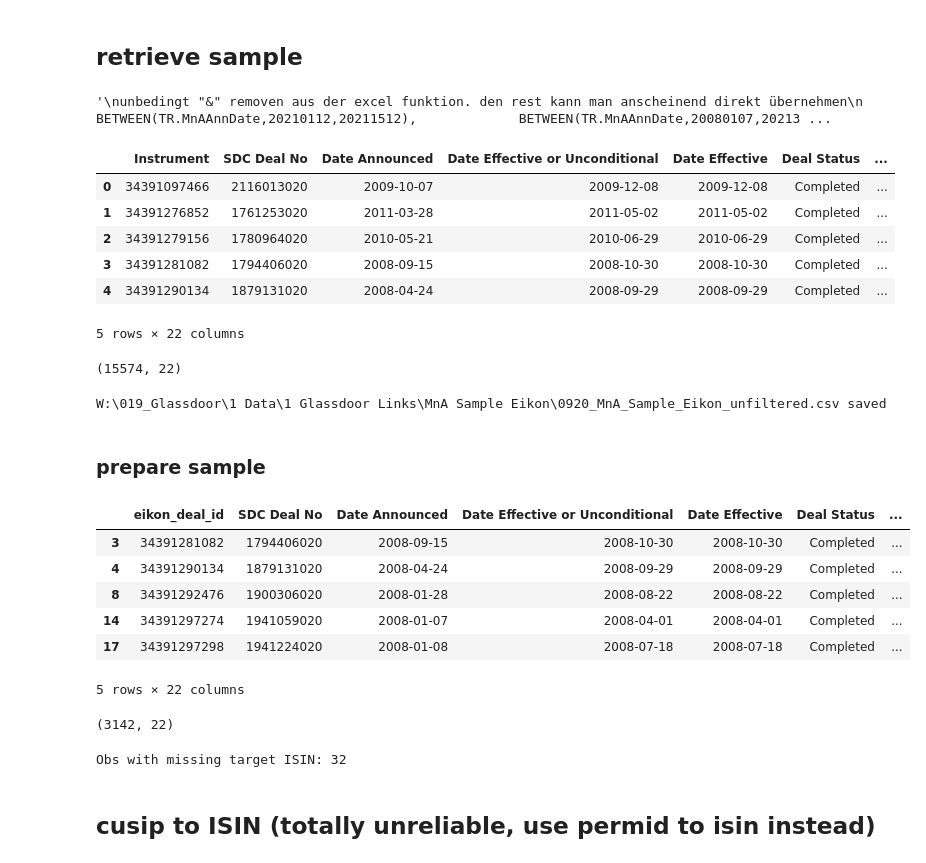
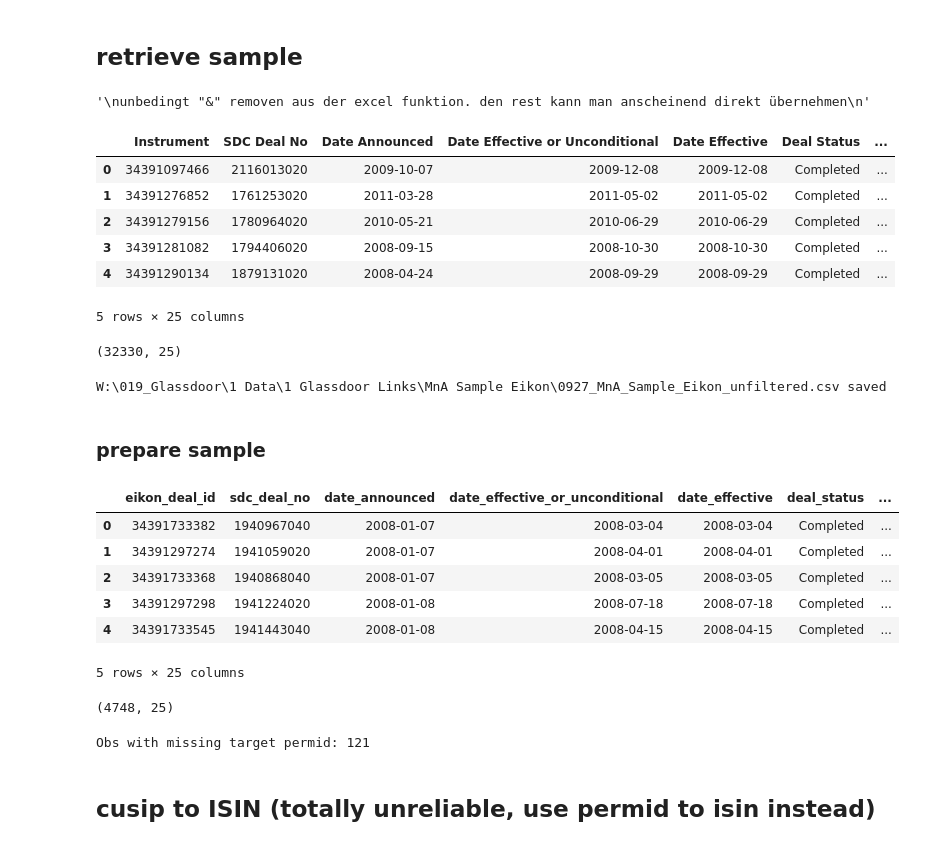
Before and after one commit to hannez11/Glassdoor-Project, a Jupyter notebook: Eikon/MA Sample.ipynb, the cells around one changed output. Cells and saved outputs as stored; diff of their text form; code cells hidden in the pictures.

Commit message:
eikon_beta_sample

```diff
--- a/Eikon/MA Sample.ipynb
+++ b/Eikon/MA Sample.ipynb
@@ -41,70 +41,92 @@ firms = 'SCREEN(U(IN(DEALS)),' + ' \
             TR.MnAPctOfSharesHeld6MonthsPrior<50, \
             TR.MnAPctOfSharesOwnedPostMerger>50, \
             IN(TR.MnAAcquirorPublicStatus,"P", "S"), \
-            IN(TR.MnATargetPublicStatus,"P", "S"), \
+            IN(TR.MnATargetPublicStatus,"P", "V", "S"), \
             CURN=USD) \
             '
 
-fields = ['TR.MnASDCDealNumber,TR.MnAAnnDate,TR.MnADateUnconditional,TR.MnAEffectiveDate,TR.MnAStatus,TR.MnATarget,TR.MnATargetPermId,TR.MnATargetSDCCusip,TR.MnATargetNation,TR.MnATargetPublicStatus,TR.MnATargetTotalAssetsLTM,TR.MnAAcquiror,TR.MnAAcquirorPermId,TR.MnAAcquirorSDCCusip,TR.MnAAcquirorSEDOL,TR.MnAAcquirorNation,TR.MnAAcquirorPublicStatus,TR.MnAAcquirorTotalAssetsLTM, TR.MnADealValue(Curn=USD,Scale=6),TR.MnAPctOfSharesHeld6MonthsPrior,TR.MnAPctOfSharesOwnedPostMerger'] #can be placed in just one string
+fields = [
+    'TR.MnASDCDealNumber,TR.MnAAnnDate,TR.MnADateUnconditional,TR.MnAEffectiveDate,TR.MnAStatus,TR.MnATarget,TR.MnATargetPermId,TR.MnATargetSDCCusip,TR.MnATargetNation,TR.MnATargetPublicStatus,TR.MnATargetTotalAssetsLTM,TR.MnATargetNetIncomeLTM,TR.MnATargetFinancialDate,TR.MnAAcquiror,TR.MnAAcquirorPermId,TR.MnAAcquirorSDCCusip,TR.MnAAcquirorNation,TR.MnAAcquirorPublicStatus,TR.MnAAcquirorTotalAssetsLTM,TR.MnAAcquirorNetIncomeLTM,TR.MnAAcquirorFinancialDate,TR.MnADealValue,TR.MnAPctOfSharesHeld6MonthsPrior,TR.MnAPctOfSharesOwnedPostMerger'
+    ] #can be placed in just one string
 
-df_ma, err = ek.get_data(firms, fields)
+params = {'Scale': 0, 'Curn': 'USD'} # set scale to 6 for mio values
 
-df_ma.head()
-df_ma.shape
+
+df_unfiltered, err = ek.get_data(firms, fields, params)
+
+df_unfiltered.head()
+df_unfiltered.shape
 # %% [output]
-'\nunbedingt "&" removen aus der excel funktion. den rest kann man anscheinend direkt übernehmen\n            BETWEEN(TR.MnAAnnDate,20210112,20211512),             BETWEEN(TR.MnAAnnDate,20080107,20213 ...
+'\nunbedingt "&" removen aus der excel funktion. den rest kann man anscheinend direkt übernehmen\n'
 |  | Instrument | SDC Deal No | Date Announced | Date Effective or Unconditional | Date Effective | Deal Status | ... |
 | 0 | 34391097466 | 2116013020 | 2009-10-07 | 2009-12-08 | 2009-12-08 | Completed | ... |
 | 1 | 34391276852 | 1761253020 | 2011-03-28 | 2011-05-02 | 2011-05-02 | Completed | ... |
 | 2 | 34391279156 | 1780964020 | 2010-05-21 | 2010-06-29 | 2010-06-29 | Completed | ... |
 | 3 | 34391281082 | 1794406020 | 2008-09-15 | 2008-10-30 | 2008-10-30 | Completed | ... |
 | 4 | 34391290134 | 1879131020 | 2008-04-24 | 2008-09-29 | 2008-09-29 | Completed | ... |
-5 rows × 22 columns
+5 rows × 25 columns
-(15574, 22)
+(32330, 25)
 # %%
 ## save file with dynamic file name
 dir = Path("W:/019_Glassdoor/1 Data/1 Glassdoor Links/MnA Sample Eikon")
 path_with_time = Path.joinpath(dir, f'{time.strftime("%m%d")}_MnA_Sample_Eikon_unfiltered.csv')
 
-df_ma.to_csv(path_with_time, sep=";", decimal=",", float_format='%.2f', index=False) #german decimal
+df_unfiltered.to_csv(path_with_time, sep=";", decimal=",", float_format='%.2f', index=False) #german decimal
 
 print(f"{path_with_time} saved")
 # %% [output]
-W:\019_Glassdoor\1 Data\1 Glassdoor Links\MnA Sample Eikon\0920_MnA_Sample_Eikon_unfiltered.csv saved
+W:\019_Glassdoor\1 Data\1 Glassdoor Links\MnA Sample Eikon\0927_MnA_Sample_Eikon_unfiltered.csv saved
 # %% [markdown]
 ### prepare sample
 # %%
-df = df_ma.copy()
+df = df_unfiltered.copy()
 
-df = df.rename(columns={"Instrument": "eikon_deal_id", "Total Assets Last 12 Months": "Target Total Assets Last 12 Months"}) #rename
-df['Date Announced'] = pd.to_datetime(df['Date Announced']) #convert date strings to date objects
+# replace whitespaces in column names with underscore & make all column names lowercase
+df.columns = df.columns.str.replace(' ', '_').str.lower()
+
+# rename columns
+df = df.rename(columns={"instrument": "eikon_deal_id", "total_assets_last_12_months": "target_total_assets_last_12_months", "date_of_target_financials": "target_date_of_financials", "date_of_acquiror_financials": "acquiror_date_of_financials"})
+
+# convert date strings to date objects
+for date_column in [col for col in df.columns if 'date' in col]:
+    df[date_column] = pd.to_datetime(df[date_column])
+
+# set permid from float to int
+for permid_column in [col for col in df.columns if 'permid' in col]:
+    df[permid_column] = df[permid_column].astype("Int64")
 
 # filter df
 condition = (
-    (df["Target Public Status"] == "Public") #exclude subsidiary
-    & (df["Acquiror Public Status"] == "Public")
-    & (~df['Date Announced'].dt.year.isin([])) #exclude 2008, 2009, 2010
-    # & (df["Target PermID"].isna() == True) #exclude empty PermID //some of them have financials -> keep them
+    (df["target_public_status"].isin(["Public", "Private", "Subsidiary"])) #exclude subsidiary
+    & (df["acquiror_public_status"] == "Public")
+    & (~df['date_announced'].dt.year.isin([])) #exclude 2008, 2009, 2010
+    & ((df["target_6-digit_cusip"].isna() == False) & (df["target_total_assets_last_12_months"].isna() == False)) #exclude empty PermID //some of them have financials -> keep them
     # & (df["Target 6-digit CUSIP"].isna() == True) # none missing
     # & (df['Total Assets Last 12 Months'] < df['Total Assets Last 12 Months'].quantile(0.1)) # < : exclude all above quantile
     )
 df = df[condition]
 
+# set order of public status column
+df["target_public_status"] = pd.Categorical(df["target_public_status"], categories=["Public","Private","Subsidiary"], ordered=True)
+
+# sort df by public/date/size
+df = df.sort_values(by=["target_public_status", "date_announced", "deal_value"], ascending=[1,1,0]).reset_index(drop=True)
+
 df.head()
 df.shape
 
-missing_isins = df[df["Target PermID"].isna() == True].shape[0]
-print(f"Obs with missing target ISIN: {missing_isins}")
+missing_isins = df[df["target_permid"].isna() == True].shape[0]
+print(f"Obs with missing target permid: {missing_isins}")
 # %% [output]
-|  | eikon_deal_id | SDC Deal No | Date Announced | Date Effective or Unconditional | Date Effective | Deal Status | ... |
-| 3 | 34391281082 | 1794406020 | 2008-09-15 | 2008-10-30 | 2008-10-30 | Completed | ... |
-| 4 | 34391290134 | 1879131020 | 2008-04-24 | 2008-09-29 | 2008-09-29 | Completed | ... |
-| 8 | 34391292476 | 1900306020 | 2008-01-28 | 2008-08-22 | 2008-08-22 | Completed | ... |
-| 14 | 34391297274 | 1941059020 | 2008-01-07 | 2008-04-01 | 2008-04-01 | Completed | ... |
-| 17 | 34391297298 | 1941224020 | 2008-01-08 | 2008-07-18 | 2008-07-18 | Completed | ... |
+|  | eikon_deal_id | sdc_deal_no | date_announced | date_effective_or_unconditional | date_effective | deal_status | ... |
+| 0 | 34391733382 | 1940967040 | 2008-01-07 | 2008-03-04 | 2008-03-04 | Completed | ... |
+| 1 | 34391297274 | 1941059020 | 2008-01-07 | 2008-04-01 | 2008-04-01 | Completed | ... |
+| 2 | 34391733368 | 1940868040 | 2008-01-07 | 2008-03-05 | 2008-03-05 | Completed | ... |
+| 3 | 34391297298 | 1941224020 | 2008-01-08 | 2008-07-18 | 2008-07-18 | Completed | ... |
+| 4 | 34391733545 | 1941443040 | 2008-01-08 | 2008-04-15 | 2008-04-15 | Completed | ... |
-5 rows × 22 columns
+5 rows × 25 columns
-(3142, 22)
+(4748, 25)
-Obs with missing target ISIN: 32
+Obs with missing target permid: 121
 # %% [markdown]
 ## cusip to ISIN (totally unreliable, use permid to isin instead)
 # %%
```
Also changed, not shown: parts of 17 cells of this notebook.
